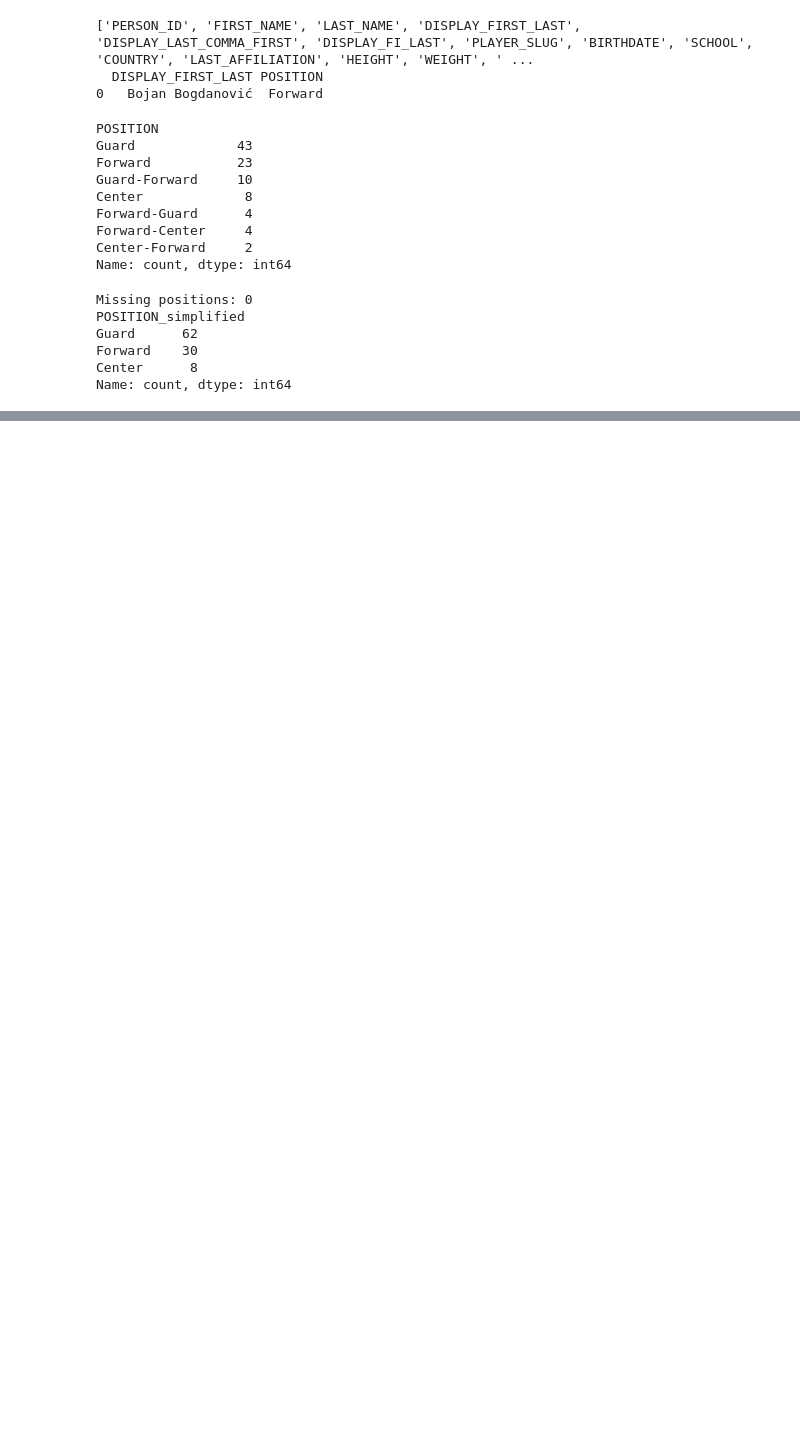
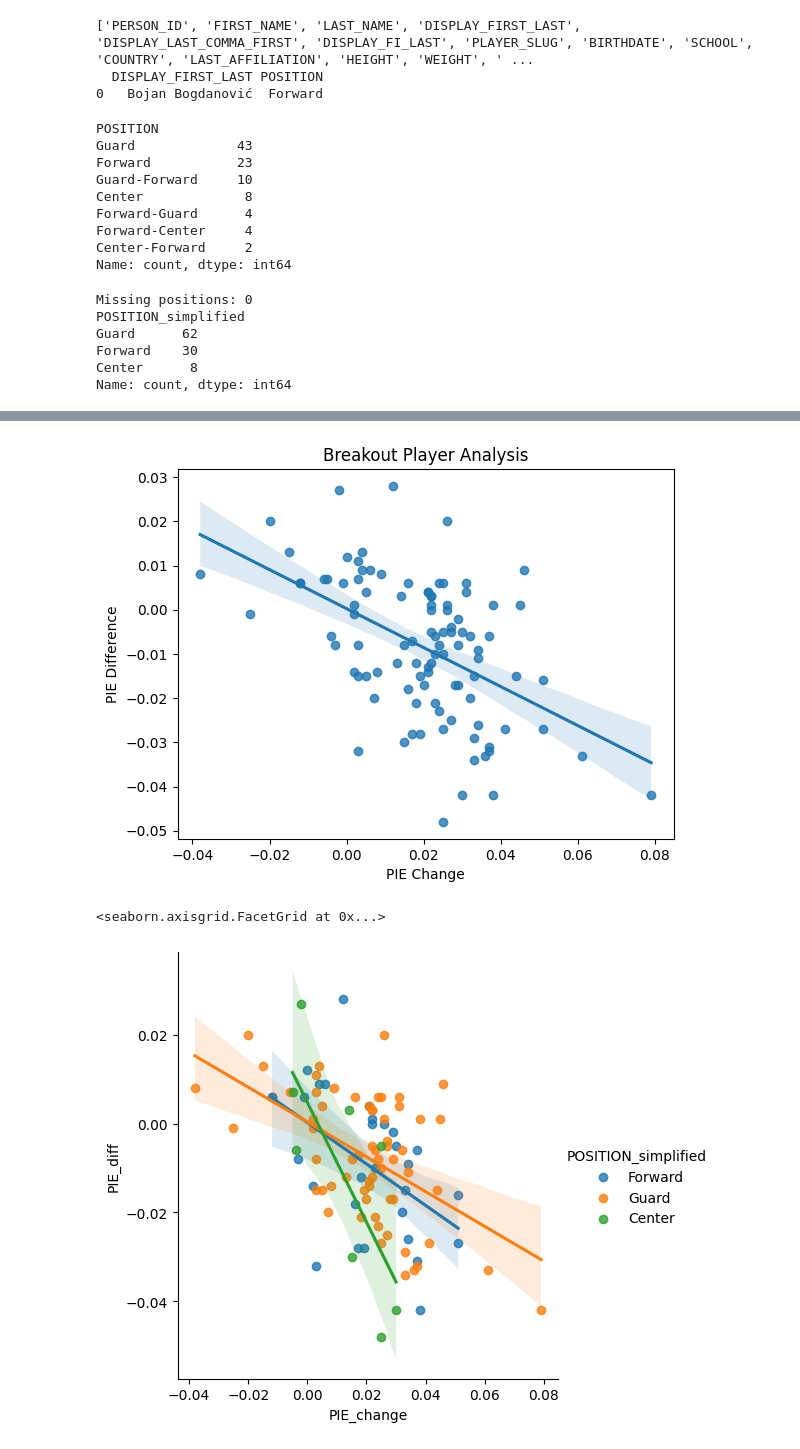
Before and after one commit to BigMikeZ/nba_breakout_analysis, a Jupyter notebook: nba_breakout_analysis.ipynb, the cells around one changed output, grey strips where cells are left out. Cells and saved outputs as stored; diff of their text form; code cells hidden in the pictures; blank space fills up the shorter version.

```diff
--- a/nba_breakout_analysis.ipynb
+++ b/nba_breakout_analysis.ipynb
@@ -728,0 +713,12 @@ Data columns (total 11 columns):
+# %%
+sns.regplot(data=all_candidates, x = 'PIE_change', y = 'PIE_diff')
+plt.xlabel('PIE Change')
+plt.ylabel('PIE Difference')
+plt.title('Breakout Player Analysis')
+plt.show()
+
+sns.lmplot(data=all_candidates, x='PIE_change', y='PIE_diff', hue='POSITION_simplified')
+# %% [output]
+[figure, added]
+<seaborn.axisgrid.FacetGrid at 0x...>
+[figure, added]
```
Also changed, not shown: parts of 8 cells of this notebook, 1 other file.
